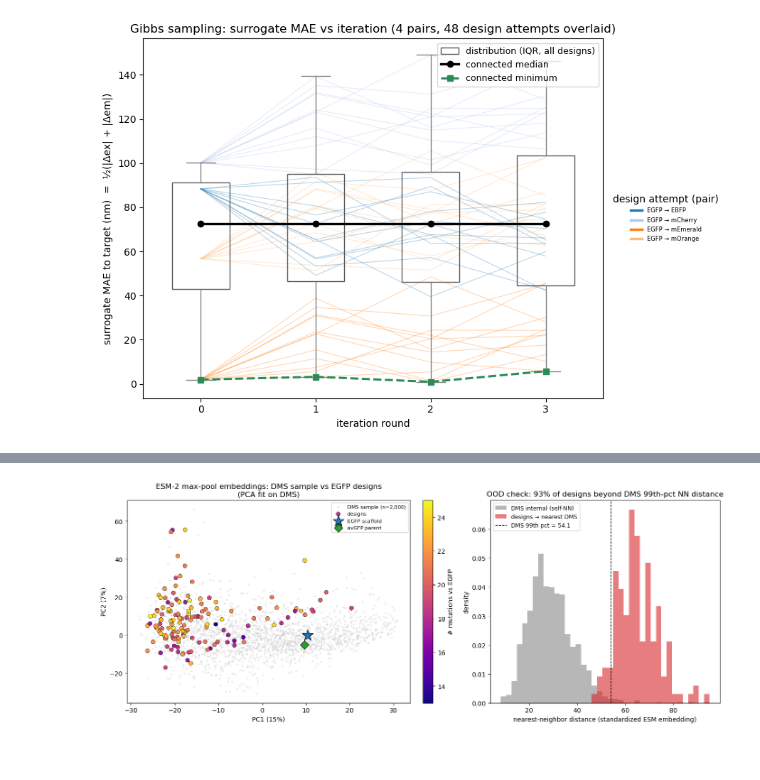
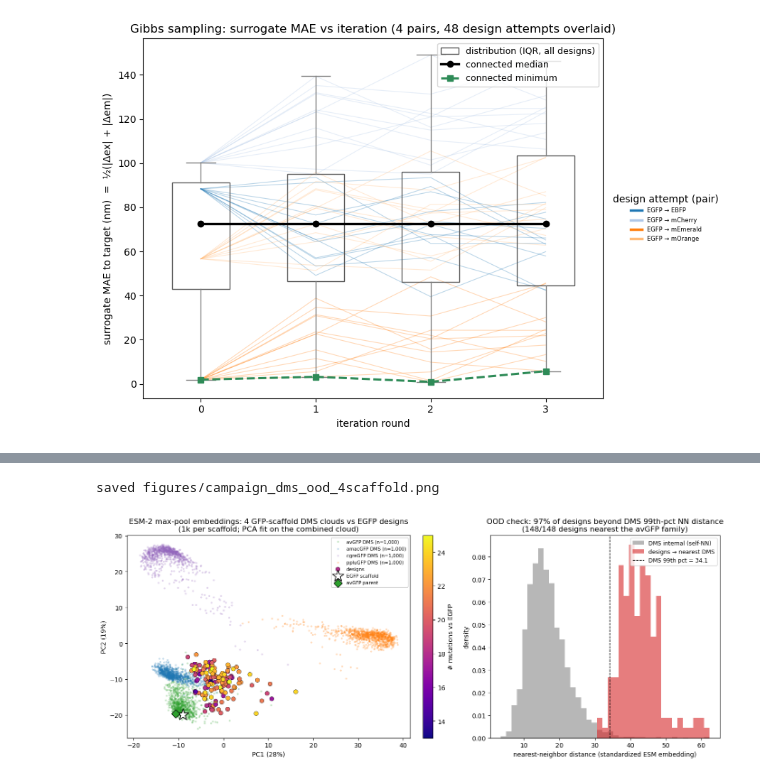
Before and after one commit to Arcadia-Science/FPguide, a Jupyter notebook: design-campaign-EGFP/visualize_campaign.ipynb, the cells around one changed output, grey strips where cells are left out. Drawn from its saved outputs; the diff is of its cells as text; code cells hidden in the pictures.

```diff
--- a/design-campaign-EGFP/visualize_campaign.ipynb
+++ b/design-campaign-EGFP/visualize_campaign.ipynb
@@ -51,9 +51,10 @@ def pair_summary(d):
 
 
 # locate guided_design/designs whether the notebook runs from the campaign root or the repo root
-_cands = [Path("guided_design/designs"),
+_cands = [Path("guided-design/designs"), Path("guided_design/designs"),
+          Path("design-campaign-EGFP/guided-design/designs"),
           Path("design-campaign-EGFP/guided_design/designs"),
-          Path.cwd() / "guided_design" / "designs"]
+          Path.cwd() / "guided-design" / "designs", Path.cwd() / "guided_design" / "designs"]
 DESIGNS = next((c for c in _cands if c.exists()), None)
 assert DESIGNS is not None, "could not find guided_design/designs; run this notebook from design-campaign-EGFP/"
 FIGDIR = DESIGNS.parent.parent / "figures"; FIGDIR.mkdir(exist_ok=True)
@@ -550,33 +592,42 @@ NN-distance (standardized embedding):
 # %%
-# Left: PCA of DMS cloud vs designs (colored by mutation load). Right: OOD NN-distance histograms.
+# Left: PCA of the 4 GFP-scaffold DMS clouds vs designs. Right: OOD NN-distance histograms.
 fig, (axP, axH) = plt.subplots(1, 2, figsize=(14, 5.6), gridspec_kw={"width_ratios": [1.35, 1]})
 
-# --- PCA scatter ---
-sub = rng.choice(len(P_dms), size=min(8000, len(P_dms)), replace=False)
-axP.scatter(P_dms[sub, 0], P_dms[sub, 1], s=8, c="0.78", alpha=0.4,
-            linewidths=0, label=f"DMS sample (n={len(P_dms):,})", zorder=1)
-scm = axP.scatter(P_des[:, 0], P_des[:, 1], c=uniq["nmut"], cmap="plasma", s=42,
+# --- PCA scatter: one pale cloud per scaffold (1k each) + designs colored by mutation load ---
+SCAF_COLORS = {"avGFP": "#2ca02c", "amacGFP": "#1f77b4", "cgreGFP": "#9467bd", "ppluGFP": "#ff7f0e"}
+for s in SCAFFOLDS:
+    m = scaf_lab == s
+    axP.scatter(P_dms[m, 0], P_dms[m, 1], s=9, c=SCAF_COLORS[s], alpha=0.28,
+                linewidths=0, zorder=1, label=f"{s} DMS (n={int(m.sum()):,})")
+scm = axP.scatter(P_des[:, 0], P_des[:, 1], c=uniq["nmut"], cmap="plasma", s=46,
                   edgecolor="k", linewidth=0.4, zorder=3, label="designs")
-axP.scatter(*P_egfp[0], marker="*", s=340, c="#1f77b4", edgecolor="k", linewidth=0.8,
+axP.scatter(*P_egfp[0], marker="*", s=360, c="w", edgecolor="k", linewidth=1.1,
             zorder=4, label="EGFP scaffold")
-axP.scatter(*P_par[0], marker="D", s=90, c="#2ca02c", edgecolor="k", linewidth=0.8,
+axP.scatter(*P_par[0], marker="D", s=90, c="#2ca02c", edgecolor="k", linewidth=0.9,
             zorder=4, label="avGFP parent")
 axP.set_xlabel(f"PC1 ({pca.explained_variance_ratio_[0]*100:.0f}%)")
 axP.set_ylabel(f"PC2 ({pca.explained_variance_ratio_[1]*100:.0f}%)")
-axP.set_title("ESM-2 max-pool embeddings: DMS sample vs EGFP designs\n(PCA fit on DMS)")
+axP.set_title("ESM-2 max-pool embeddings: 4 GFP-scaffold DMS clouds vs EGFP designs\n"
+              "(1k per scaffold; PCA fit on the combined cloud)")
 fig.colorbar(scm, ax=axP, label="# mutations vs EGFP", fraction=0.046, pad=0.04)
-axP.legend(loc="best", fontsize=8, framealpha=0.9)
+axP.legend(loc="best", fontsize=7.5, framealpha=0.9)
 
-# --- NN-distance histograms (OOD) ---
+# --- NN-distance histograms (OOD): DMS internal vs designs, per-scaffold nearest overlaid ---
 lo = min(d_dms.min(), d_des.min()); hi = max(d_dms.max(), d_des.max())
 bins = np.linspace(lo, hi, 40)
 axH.hist(d_dms, bins=bins, density=True, color="0.6", alpha=0.7, label="DMS internal (self-NN)")
 axH.hist(d_des, bins=bins, density=True, color="#d62728", alpha=0.6, label="designs \u2192 nearest DMS")
 axH.axvline(p99, ls="--", color="k", lw=1, label=f"DMS 99th pct = {p99:.1f}")
 axH.set_xlabel("nearest-neighbor distance (standardized ESM embedding)")
 axH.set_ylabel("density")
-axH.set_title(f"OOD check: {frac_ood:.0%} of designs beyond DMS 99th-pct NN distance")
+_topscaf, _topn = Counter(nearest_scaf).most_common(1)[0]
+axH.set_title(f"OOD check: {frac_ood:.0%} of designs beyond DMS 99th-pct NN distance\n"
+              f"({_topn}/{len(d_des)} designs nearest the {_topscaf} family)")
 axH.legend(fontsize=9)
-plt.tight_layout(); plt.show()
+plt.tight_layout()
+fig.savefig(FIGDIR / "campaign_dms_ood_4scaffold.png", dpi=130, bbox_inches="tight")
+print("saved", FIGDIR / "campaign_dms_ood_4scaffold.png")
+plt.show()
 # %% [output]
+saved figures/campaign_dms_ood_4scaffold.png
-[figure, old version]
+[figure, new version]
```
Also changed, not shown: parts of 2 cells of this notebook, 26 other files.
